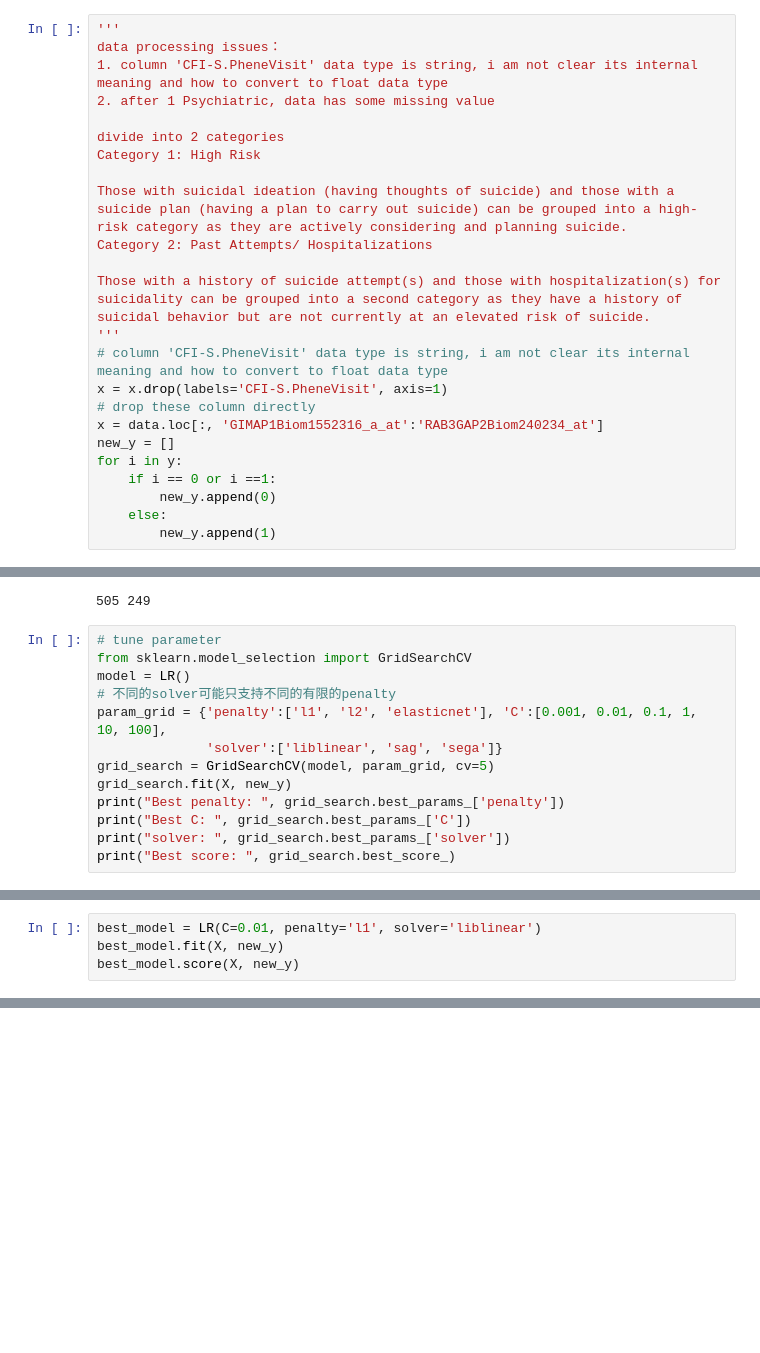
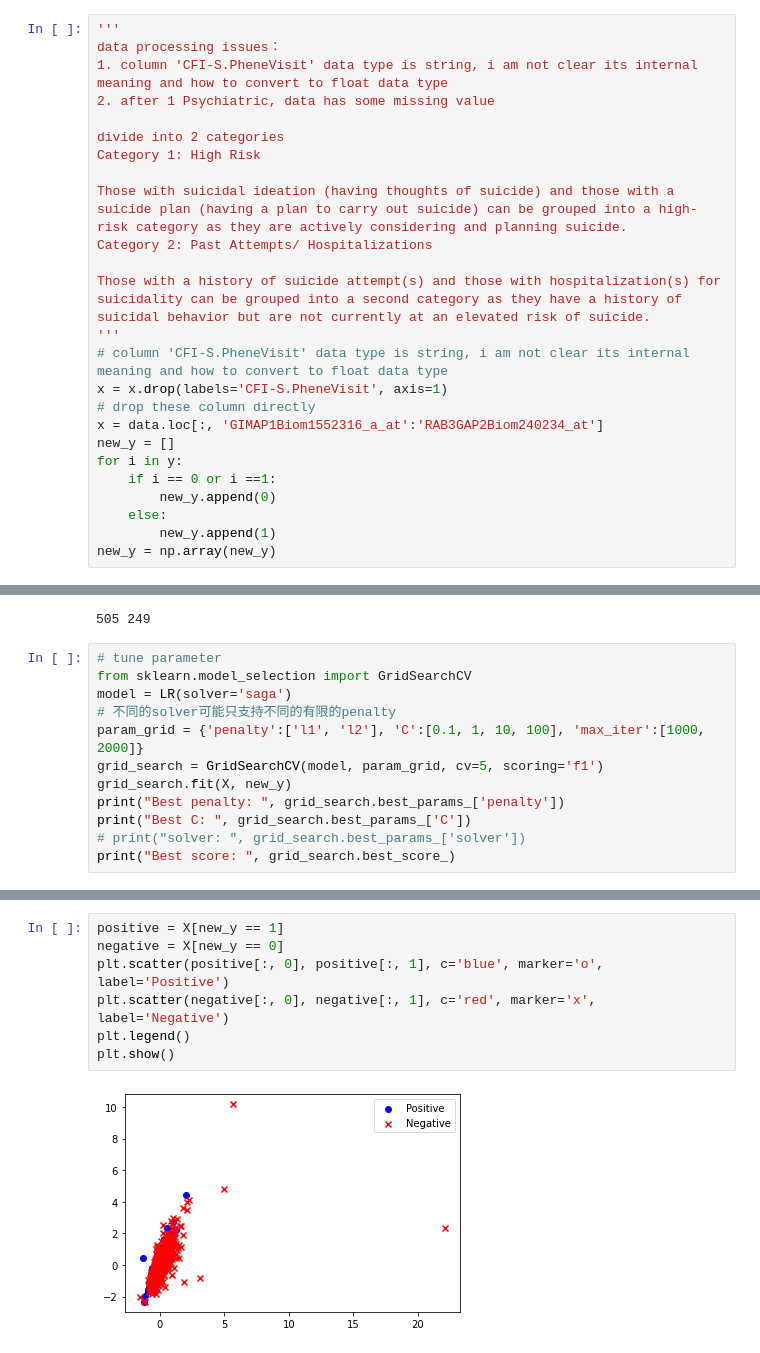
Before and after one commit to HantangZhang/sucide_project, a Jupyter notebook: sucide.ipynb, the cells around one changed output, grey strips where cells are left out. Drawn from its saved outputs; the diff is of its cells as text; blank space fills up the shorter version.

```diff
--- a/sucide.ipynb
+++ b/sucide.ipynb
@@ -40,6 +38,7 @@ for i in y:
         new_y.append(0)
     else:
         new_y.append(1)
+new_y = np.array(new_y)
 # %%
 # train test split
 from sklearn.model_selection import train_test_split
@@ -54,14 +53,13 @@ print(len(X_train), len(X_test))
 # %%
 # tune parameter
 from sklearn.model_selection import GridSearchCV
-model = LR()
+model = LR(solver='saga')
 # 不同的solver可能只支持不同的有限的penalty
-param_grid = {'penalty':['l1', 'l2', 'elasticnet'], 'C':[0.001, 0.01, 0.1, 1, 10, 100],
-              'solver':['liblinear', 'sag', 'sega']}
-grid_search = GridSearchCV(model, param_grid, cv=5)
+param_grid = {'penalty':['l1', 'l2'], 'C':[0.1, 1, 10, 100], 'max_iter':[1000, 2000]}
+grid_search = GridSearchCV(model, param_grid, cv=5, scoring='f1')
 grid_search.fit(X, new_y)
 print("Best penalty: ", grid_search.best_params_['penalty'])
 print("Best C: ", grid_search.best_params_['C'])
-print("solver: ", grid_search.best_params_['solver'])
+# print("solver: ", grid_search.best_params_['solver'])
 print("Best score: ", grid_search.best_score_)
 # %% [output]
@@ -89,4 +68,0 @@ Traceback (most recent call last):
-# %%
-best_model = LR(C=0.01, penalty='l1', solver='liblinear')
-best_model.fit(X, new_y)
-best_model.score(X, new_y)
@@ -100,0 +76,9 @@ accuracy_score(y_test, y_pred)
+# %%
+positive = X[new_y == 1]
+negative = X[new_y == 0]
+plt.scatter(positive[:, 0], positive[:, 1], c='blue', marker='o', label='Positive')
+plt.scatter(negative[:, 0], negative[:, 1], c='red', marker='x', label='Negative')
+plt.legend()
+plt.show()
+# %% [output]
+[figure, added]
```
Also changed, not shown: parts of 7 cells of this notebook, 1 other file.
